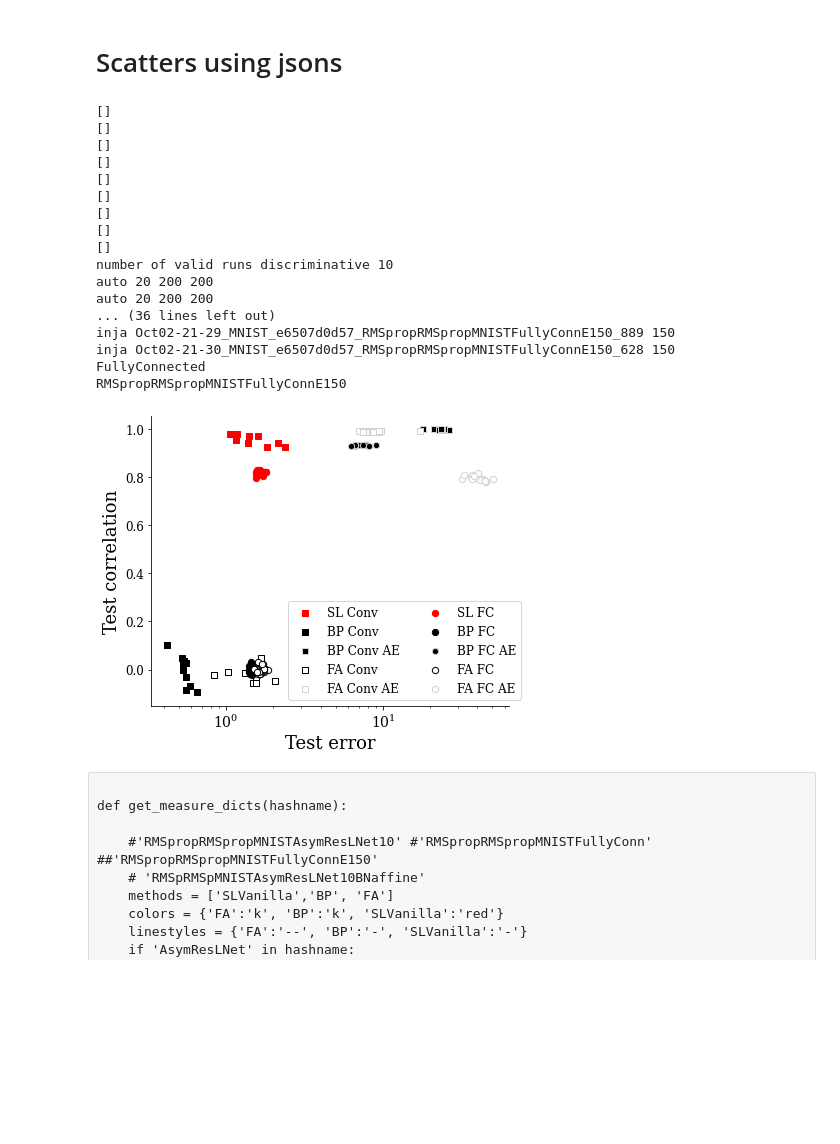
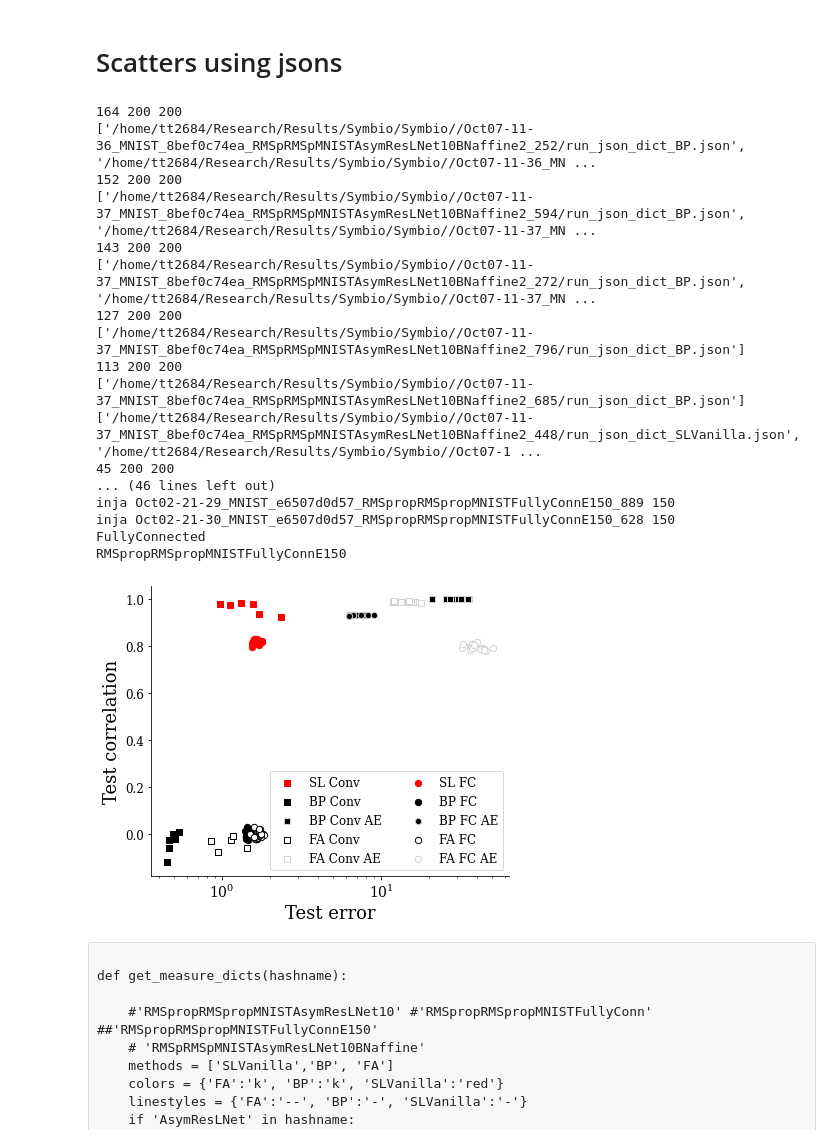
Before and after one commit to toosi/Feedback_Feedforward_Alignment, a Jupyter notebook: generate_figures_draft.ipynb, the cells around one changed output. Saved outputs shown, nothing was run; the diff lists cells and outputs as text; code cells hidden in the pictures; blank space fills up the shorter version.

```diff
--- a/generate_figures_draft.ipynb
+++ b/generate_figures_draft.ipynb
@@ -416,7 +416,7 @@ import matplotlib.transforms as transforms
 
 markers = {'FullyConnected':'o', 'Convolutional':'s'}
 
-hash_conv = 'RMSpRMSpMNISTAsymResLNet10BNaffine' #'RMSpRMSpMNISTAsymResLNet10BNaff3' #'RMSpRMSpMNISTAsymResLNet10BNaffine' #'RMSpRMSpMNISTAsymResLNet10BNaff3' #'RMSpRMSpMNISTAsymResLNet10BNaffine2' #'RMSpRMSpMNISTAsymResLNet10BNaffine' #
+hash_conv = 'RMSpRMSpMNISTAsymResLNet10BNaffine2' #'RMSpRMSpMNISTAsymResLNet10BNaff3' #'RMSpRMSpMNISTAsymResLNet10BNaffine' #'RMSpRMSpMNISTAsymResLNet10BNaff3' #'RMSpRMSpMNISTAsymResLNet10BNaffine2' #'RMSpRMSpMNISTAsymResLNet10BNaffine' #
 hash_fc  = 'RMSpropRMSpropMNISTFullyConnE150'
 
 
@@ -476,48 +476,48 @@ for arch_type in ['Convolutional', 'FullyConnected']:
     plt.tick_params(axis='x',direction='out', top=False)
     ax.set_xlabel('Test error', fontsize=18)
     ax.set_ylabel('Test correlation', fontsize=18)
 #     ax.set_title('%s %s'%(arch_type, configs['dataset']))
     plt.tight_layout()
 
 
     plt.xscale('log')
 #     plt.yscale('log')
 #     plt.grid(True, which="both", ls="-", color='lightblue')
     # plt.gca().invert_xaxis()
 
 
     print(arch_type)
     print(hash_arch_type)
 
-ax.legend(loc='lower right',bbox_to_anchor=(1.05, 0),ncol=2, )#labelspacing=0.05
+ax.legend(loc='lower right',bbox_to_anchor=(1.0, 0),ncol=2, )#labelspacing=0.05
 for tick in ax.xaxis.get_major_ticks():
     tick.label.set_fontsize(14)
 
 
 savedir = path_prefix + '/Results/Symbio/runswithhash/Final/'
 if not os.path.exists(savedir):
     os.makedirs(savedir)
 fig.savefig(savedir + 'cloudscatter_wAE_both_%s_%s.png'%(hash_conv, hash_fc), dpi=200)
 fig.savefig(savedir + 'cloudscatter_wAE_both_%s_%s.pdf'%(hash_conv, hash_fc), dpi=200)
 # %% [output]
-[]
-[]
-[]
-[]
-[]
-[]
-[]
-[]
-[]
-number of valid runs discriminative 10
-auto 20 200 200
-auto 20 200 200
-... (36 lines left out)
+164 200 200
+['/home/tt2684/Research/Results/Symbio/Symbio//Oct07-11-36_MNIST_8bef0c74ea_RMSpRMSpMNISTAsymResLNet10BNaffine2_252/run_json_dict_BP.json', '/home/tt2684/Research/Results/Symbio/Symbio//Oct07-11-36_MN ...
+152 200 200
+['/home/tt2684/Research/Results/Symbio/Symbio//Oct07-11-37_MNIST_8bef0c74ea_RMSpRMSpMNISTAsymResLNet10BNaffine2_594/run_json_dict_BP.json', '/home/tt2684/Research/Results/Symbio/Symbio//Oct07-11-37_MN ...
+143 200 200
+['/home/tt2684/Research/Results/Symbio/Symbio//Oct07-11-37_MNIST_8bef0c74ea_RMSpRMSpMNISTAsymResLNet10BNaffine2_272/run_json_dict_BP.json', '/home/tt2684/Research/Results/Symbio/Symbio//Oct07-11-37_MN ...
+127 200 200
+['/home/tt2684/Research/Results/Symbio/Symbio//Oct07-11-37_MNIST_8bef0c74ea_RMSpRMSpMNISTAsymResLNet10BNaffine2_796/run_json_dict_BP.json']
+113 200 200
+['/home/tt2684/Research/Results/Symbio/Symbio//Oct07-11-37_MNIST_8bef0c74ea_RMSpRMSpMNISTAsymResLNet10BNaffine2_685/run_json_dict_BP.json']
+['/home/tt2684/Research/Results/Symbio/Symbio//Oct07-11-37_MNIST_8bef0c74ea_RMSpRMSpMNISTAsymResLNet10BNaffine2_448/run_json_dict_SLVanilla.json', '/home/tt2684/Research/Results/Symbio/Symbio//Oct07-1 ...
+45 200 200
+... (46 lines left out)
 inja Oct02-21-29_MNIST_e6507d0d57_RMSpropRMSpropMNISTFullyConnE150_889 150
 inja Oct02-21-30_MNIST_e6507d0d57_RMSpropRMSpropMNISTFullyConnE150_628 150
 FullyConnected
 RMSpropRMSpropMNISTFullyConnE150
-[figure, old version]
+[figure, new version]
 # %% [raw]
 
 def get_measure_dicts(hashname):
```
Also changed, not shown: parts of 5 cells of this notebook, 1 other file.
